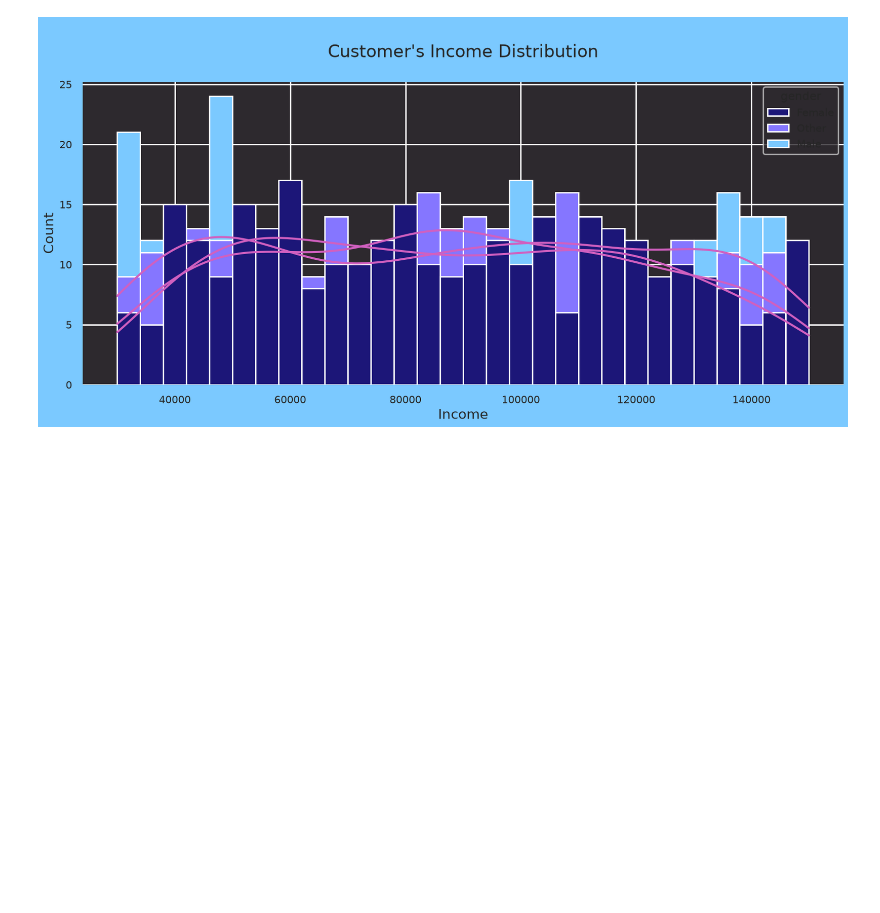
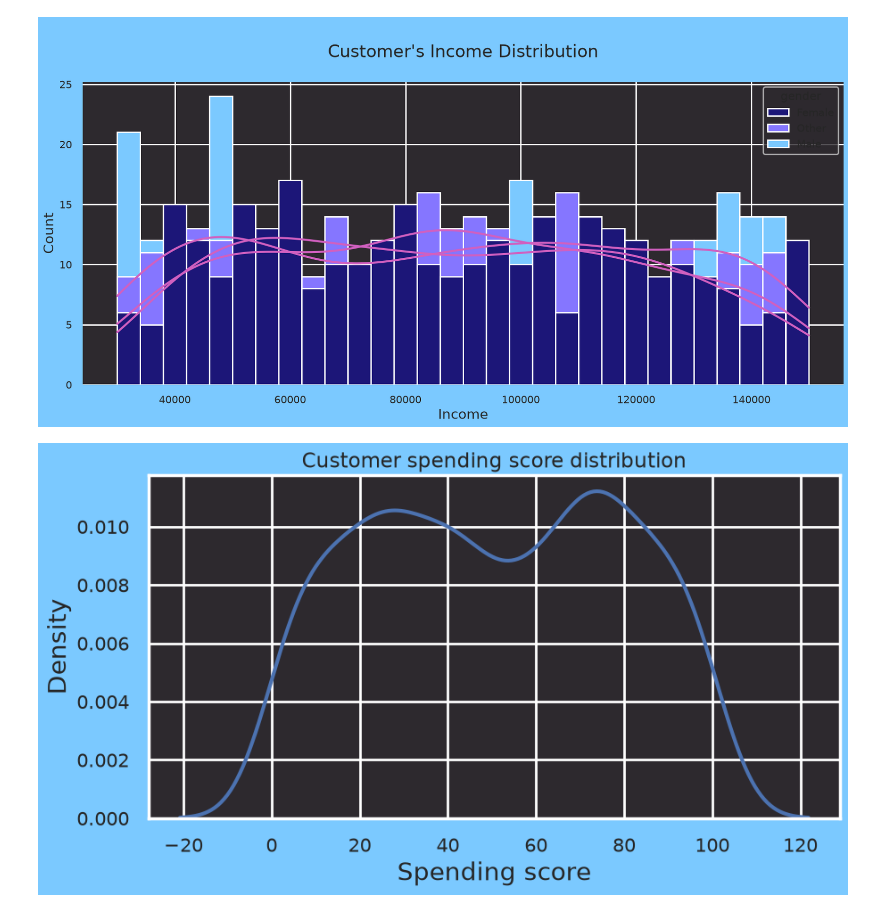
Before and after one commit to rzadrzi/customer-segmentation, a Jupyter notebook: customer_segmentation.ipynb, the cells around one changed output. Cells and saved outputs as stored; diff of their text form; code cells hidden in the pictures; blank space fills up the shorter version.

Commit message:
feat: Add customer spending score distribution

```diff
--- a/customer_segmentation.ipynb
+++ b/customer_segmentation.ipynb
@@ -126,3 +126,12 @@ sns.despine(left=True, bottom=True)
 plt.show()
 # %% [output]
 [figure]
+# %%
+plt.figure(figsize=(10, 5))
+sns.kdeplot(df['spending_score'])
+plt.title('Customer spending score distribution')
+plt.xlabel('Spending score',  fontsize = 20)
+plt.ylabel('Density', fontsize= 20)
+plt.show()
+# %% [output]
+[figure, added]
```
